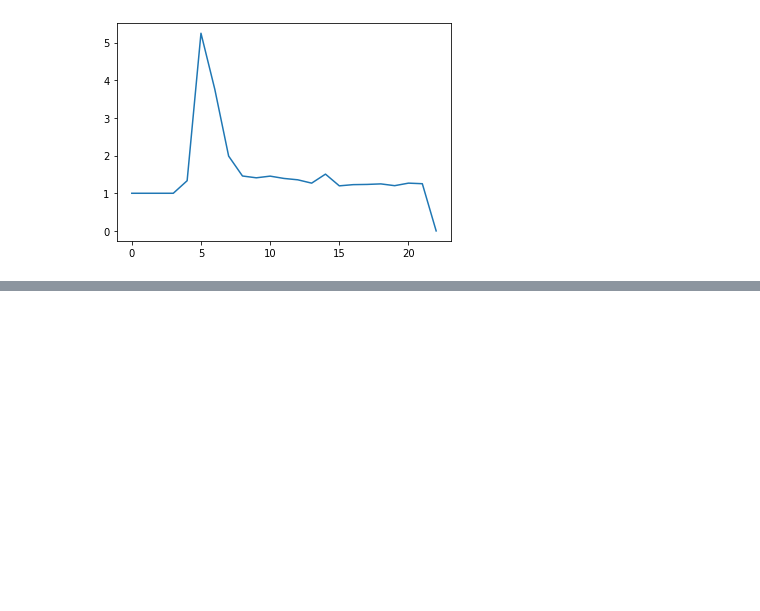
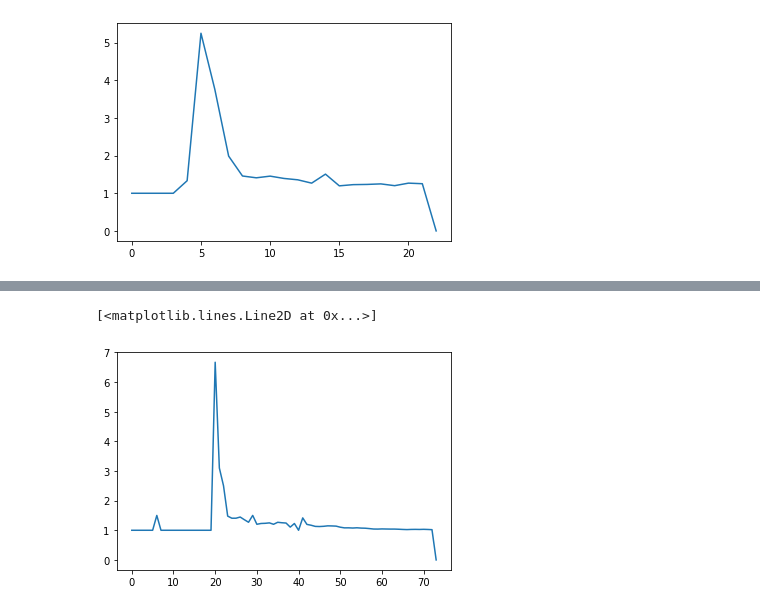
Before and after one commit to qbaiprzyjaciele/statistics-and-datascience, a Jupyter notebook: WorldDataExploring/various.ipynb, the cells around one changed output, grey strips where cells are left out. Cells and saved outputs as stored; diff of their text form; code cells hidden in the pictures; blank space fills up the shorter version.

```diff
--- a/WorldDataExploring/various.ipynb
+++ b/WorldDataExploring/various.ipynb
@@ -97,0 +148,5 @@ plt.plot(growth_rates_it)
+# %%
+plt.plot(growth_rates_it)
+# %% [output]
+[<matplotlib.lines.Line2D at 0x...>]
+[figure, added]
```
Also changed, not shown: parts of 15 cells of this notebook, 2 other files.
